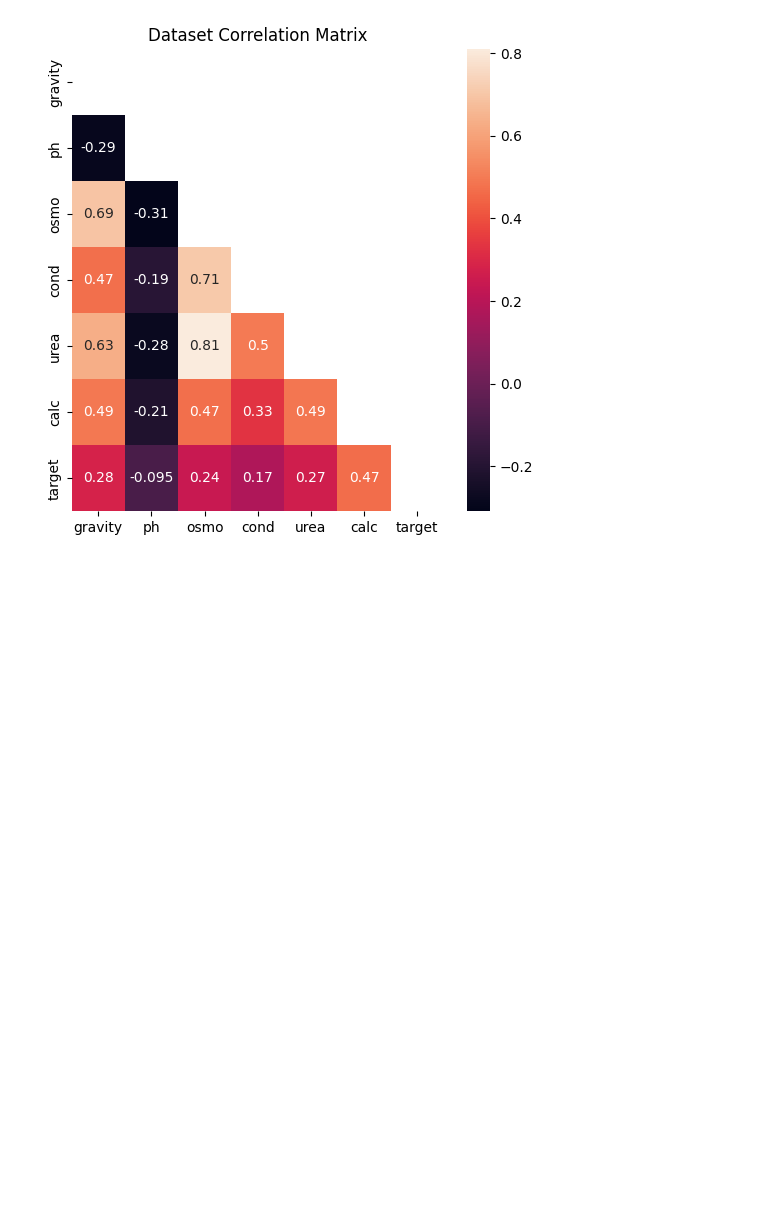
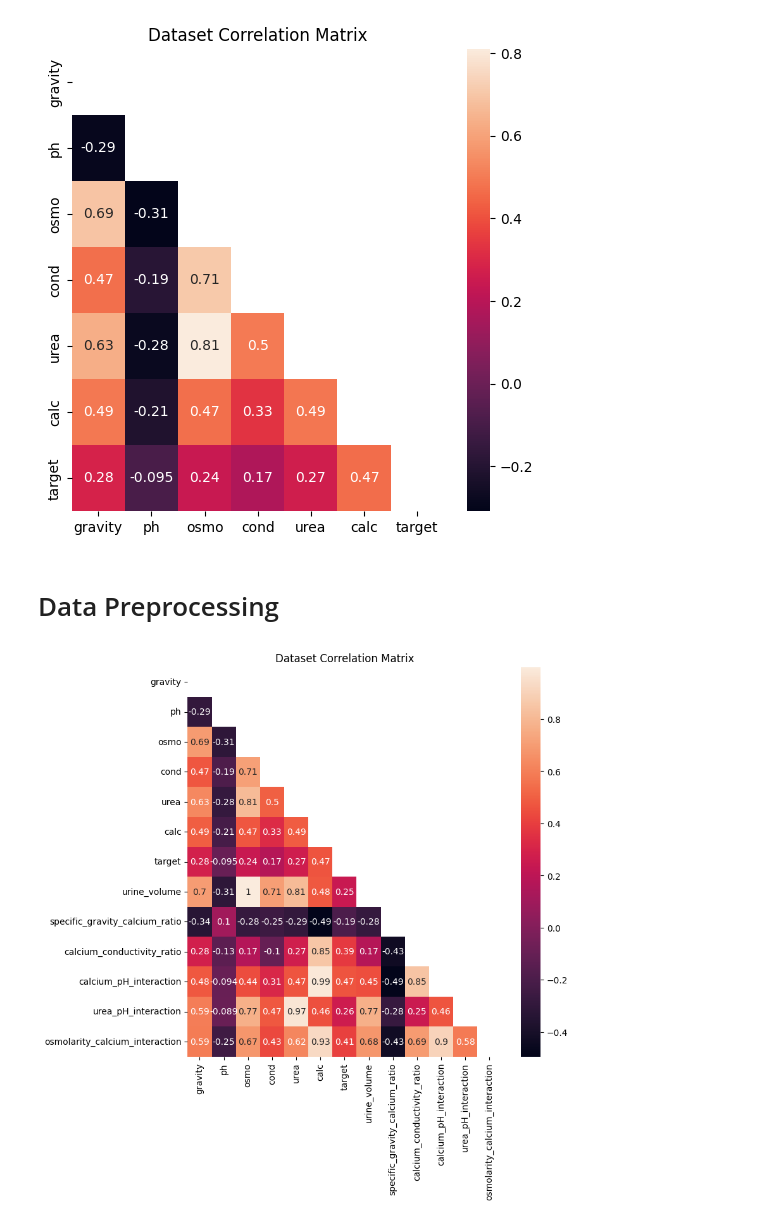
Before and after one commit to FirmanHasibuan14/kidney-stone-prediction, a Jupyter notebook: ML/Notebook/notebook.ipynb, the cells around one changed output. Cells and saved outputs as stored; diff of their text form; code cells hidden in the pictures; blank space fills up the shorter version.

Commit message:
feat: add data preprocessing with feature engineering

```diff
--- a/ML/Notebook/notebook.ipynb
+++ b/ML/Notebook/notebook.ipynb
@@ -168,3 +168,30 @@ plt.title('Dataset Correlation Matrix')
 plt.show()
 # %% [output]
 [figure]
+# %% [markdown]
+# Data Preprocessing
+# %%
+def data_preprocessing(df):
+    df['urine_volume'] = (1000 * df['gravity'] * df['osmo']) / (18 * 1.001)
+    df['specific_gravity_calcium_ratio'] = df['gravity'] / df['calc']
+    df['calcium_conductivity_ratio'] = df['calc'] / df['cond']
+    df['calcium_pH_interaction'] = df['calc'] * df['ph']
+    df['urea_pH_interaction'] = df['urea'] * df['ph']
+    df['osmolarity_calcium_interaction'] = df['osmo'] * df['calc']
+
+    return df
+# %%
+df_train = data_preprocessing(df_train)
+df_test = data_preprocessing(df_test)
+# %%
+columns = [col for col in df_train.columns if df_train[col].dtype in ['int64', 'float64'] and col not in ['id']]
+
+corr = df_train[columns].corr()
+plt.figure(figsize=(8, 8))
+mask = np.zeros_like(corr)
+mask[np.triu_indices_from(mask)] = True
+sns.heatmap(corr, mask=mask, annot=True)
+plt.title('Dataset Correlation Matrix')
+plt.show()
+# %% [output]
+[figure, added]
```
Also changed, not shown: parts of 2 cells of this notebook.
